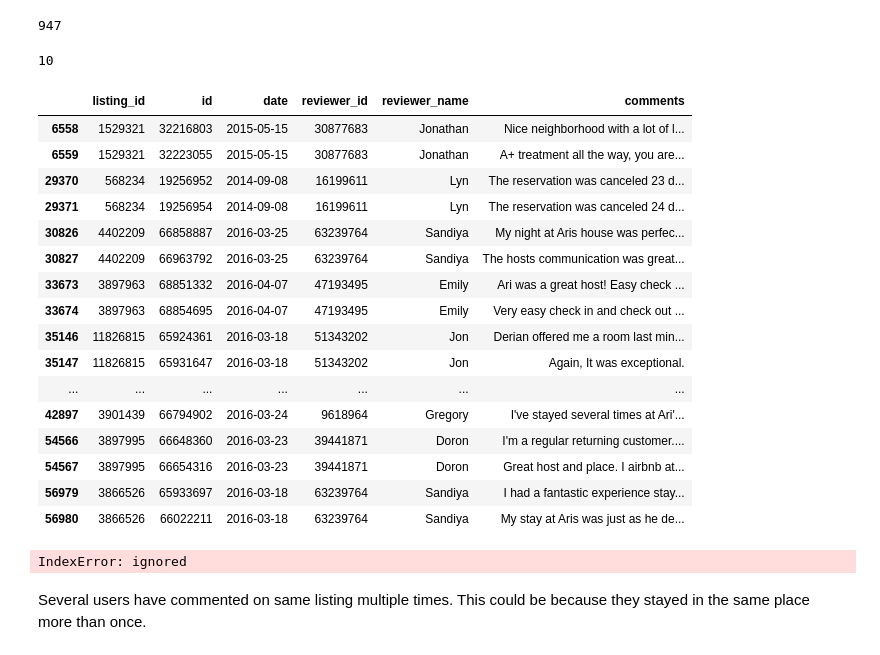
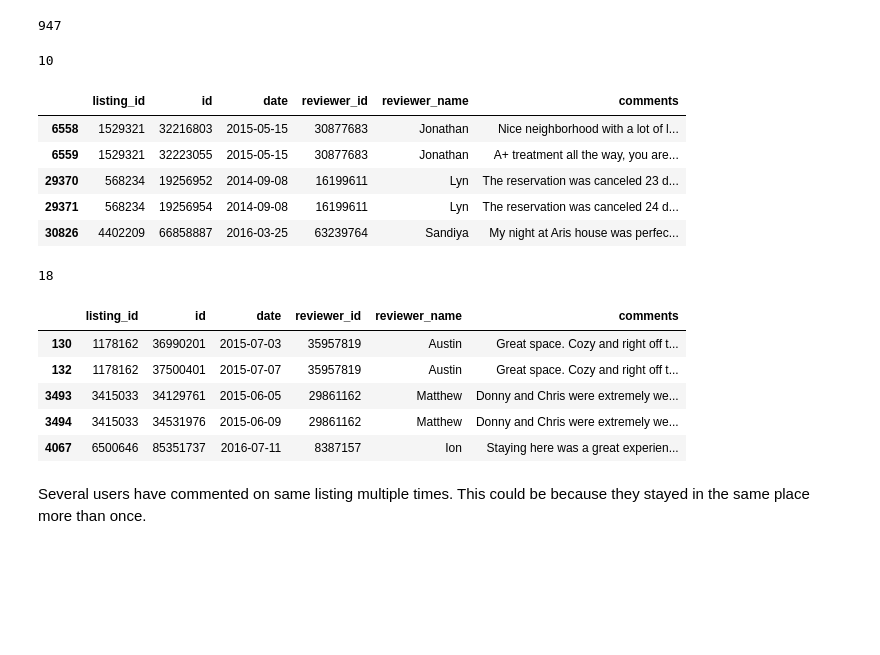
Before and after one commit to MehzHats/Boston-Data-Analysis, a Jupyter notebook: Boston_Airbnb_EDA.ipynb, the cells around one changed output. Drawn from its saved outputs; the diff is of its cells as text; code cells hidden in the pictures; blank space fills up the shorter version.

```diff
--- a/Boston_Airbnb_EDA.ipynb
+++ b/Boston_Airbnb_EDA.ipynb
@@ -957,31 +957,26 @@ reviews.duplicated(subset=["reviewer_id", "listing_id"]).sum()
 947
 # %%
 print(reviews.duplicated(subset=["reviewer_id", "listing_id", "date"]).sum())
-reviews[reviews.duplicated(subset=["reviewer_id", "listing_id", "date"], keep=False)]
+reviews[reviews.duplicated(subset=["reviewer_id", "listing_id", "date"], keep=False)].head()
 # %% [output]
 10
 |  | listing_id | id | date | reviewer_id | reviewer_name | comments |
 | 6558 | 1529321 | 32216803 | 2015-05-15 | 30877683 | Jonathan | Nice neighborhood with a lot of l... |
 | 6559 | 1529321 | 32223055 | 2015-05-15 | 30877683 | Jonathan | A+ treatment all the way, you are... |
 | 29370 | 568234 | 19256952 | 2014-09-08 | 16199611 | Lyn | The reservation was canceled 23 d... |
 | 29371 | 568234 | 19256954 | 2014-09-08 | 16199611 | Lyn | The reservation was canceled 24 d... |
 | 30826 | 4402209 | 66858887 | 2016-03-25 | 63239764 | Sandiya | My night at Aris house was perfec... |
-| 30827 | 4402209 | 66963792 | 2016-03-25 | 63239764 | Sandiya | The hosts communication was great... |
-| 33673 | 3897963 | 68851332 | 2016-04-07 | 47193495 | Emily | Ari was a great host! Easy check ... |
-| 33674 | 3897963 | 68854695 | 2016-04-07 | 47193495 | Emily | Very easy check in and check out ... |
-| 35146 | 11826815 | 65924361 | 2016-03-18 | 51343202 | Jon | Derian offered me a room last min... |
-| 35147 | 11826815 | 65931647 | 2016-03-18 | 51343202 | Jon | Again, It was exceptional. |
-| ... | ... | ... | ... | ... | ... | ... |
-| 42897 | 3901439 | 66794902 | 2016-03-24 | 9618964 | Gregory | I've stayed several times at Ari'... |
-| 54566 | 3897995 | 66648360 | 2016-03-23 | 39441871 | Doron | I'm a regular returning customer.... |
-| 54567 | 3897995 | 66654316 | 2016-03-23 | 39441871 | Doron | Great host and place. I airbnb at... |
-| 56979 | 3866526 | 65933697 | 2016-03-18 | 63239764 | Sandiya | I had a fantastic experience stay... |
-| 56980 | 3866526 | 66022211 | 2016-03-18 | 63239764 | Sandiya | My stay at Aris was just as he de... |
 # %%
-print(reviews.duplicated(subset=["reviewer_id", "listing_id", "comments"]).sum()[0:20])
-reviews[reviews.duplicated(subset=["reviewer_id", "listing_id", "comments"], keep=False)]
+print(reviews.duplicated(subset=["reviewer_id", "listing_id", "comments"]).sum())
+reviews[reviews.duplicated(subset=["reviewer_id", "listing_id", "comments"], keep=False)].head()
 # %% [output]
-IndexError: ignored
+18
+|  | listing_id | id | date | reviewer_id | reviewer_name | comments |
+| 130 | 1178162 | 36990201 | 2015-07-03 | 35957819 | Austin | Great space. Cozy and right off t... |
+| 132 | 1178162 | 37500401 | 2015-07-07 | 35957819 | Austin | Great space. Cozy and right off t... |
+| 3493 | 3415033 | 34129761 | 2015-06-05 | 29861162 | Matthew | Donny and Chris were extremely we... |
+| 3494 | 3415033 | 34531976 | 2015-06-09 | 29861162 | Matthew | Donny and Chris were extremely we... |
+| 4067 | 6500646 | 85351737 | 2016-07-11 | 8387157 | Ion | Staying here was a great experien... |
 # %% [markdown]
 Several users have commented on same listing multiple times. This could be because they stayed in the same place more than once.
 # %% [markdown]
```
Also changed, not shown: parts of 2 cells of this notebook.
